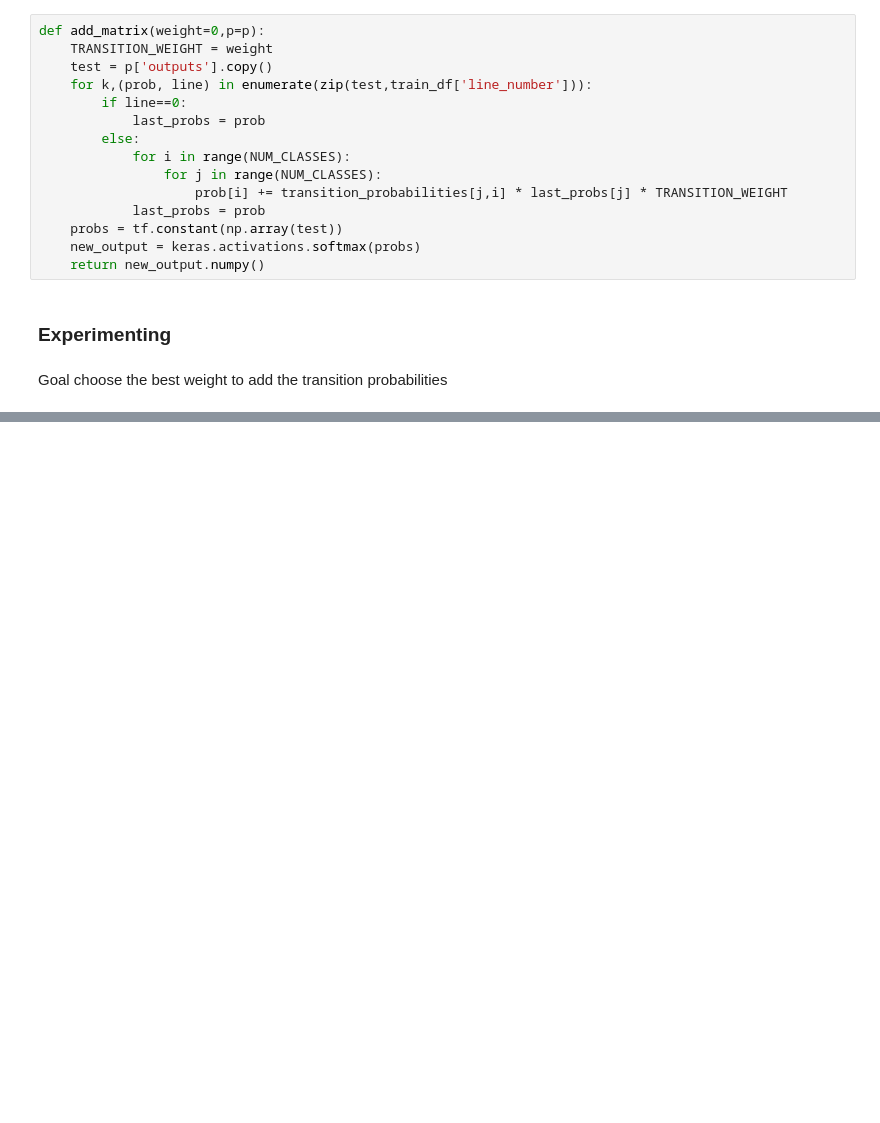
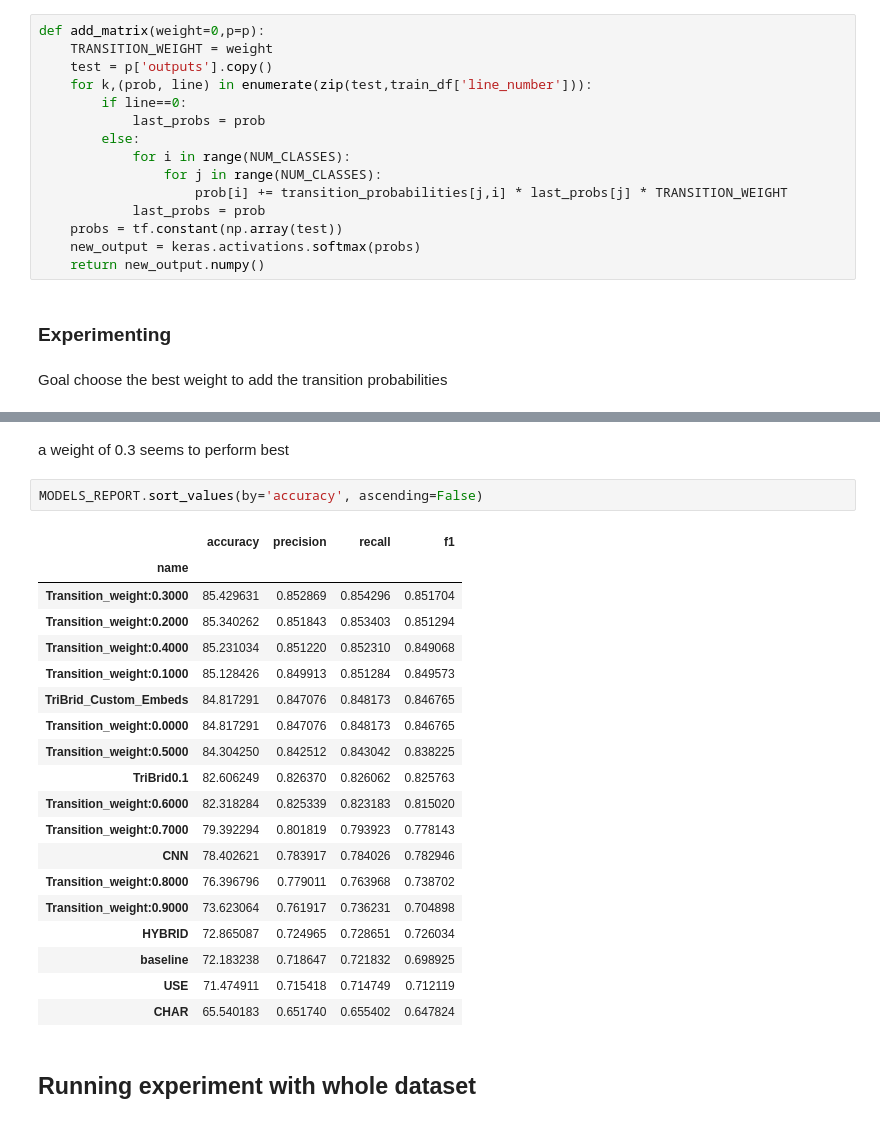
Before and after one commit to yehandineth/NLP_Learning, a Jupyter notebook: JSCReplication/skimlit.ipynb, the cells around one changed output, grey strips where cells are left out. Drawn from its saved outputs; the diff is of its cells as text; blank space fills up the shorter version.

```diff
--- a/JSCReplication/skimlit.ipynb
+++ b/JSCReplication/skimlit.ipynb
@@ -1334,0 +1349,26 @@ for weight in range(10):
+# %% [markdown]
+a weight of 0.3 seems to perform best
+# %%
+MODELS_REPORT.sort_values(by='accuracy', ascending=False)
+# %% [output]
+|  | accuracy | precision | recall | f1 |
+| name |  |  |  |  |
+| Transition_weight:0.3000 | 85.429631 | 0.852869 | 0.854296 | 0.851704 |
+| Transition_weight:0.2000 | 85.340262 | 0.851843 | 0.853403 | 0.851294 |
+| Transition_weight:0.4000 | 85.231034 | 0.851220 | 0.852310 | 0.849068 |
+| Transition_weight:0.1000 | 85.128426 | 0.849913 | 0.851284 | 0.849573 |
+| TriBrid_Custom_Embeds | 84.817291 | 0.847076 | 0.848173 | 0.846765 |
+| Transition_weight:0.0000 | 84.817291 | 0.847076 | 0.848173 | 0.846765 |
+| Transition_weight:0.5000 | 84.304250 | 0.842512 | 0.843042 | 0.838225 |
+| TriBrid0.1 | 82.606249 | 0.826370 | 0.826062 | 0.825763 |
+| Transition_weight:0.6000 | 82.318284 | 0.825339 | 0.823183 | 0.815020 |
+| Transition_weight:0.7000 | 79.392294 | 0.801819 | 0.793923 | 0.778143 |
+| CNN | 78.402621 | 0.783917 | 0.784026 | 0.782946 |
+| Transition_weight:0.8000 | 76.396796 | 0.779011 | 0.763968 | 0.738702 |
+| Transition_weight:0.9000 | 73.623064 | 0.761917 | 0.736231 | 0.704898 |
+| HYBRID | 72.865087 | 0.724965 | 0.728651 | 0.726034 |
+| baseline | 72.183238 | 0.718647 | 0.721832 | 0.698925 |
+| USE | 71.474911 | 0.715418 | 0.714749 | 0.712119 |
+| CHAR | 65.540183 | 0.651740 | 0.655402 | 0.647824 |
+# %% [markdown]
+## Running experiment with whole dataset
```
Also changed, not shown: parts of 11 cells of this notebook, 1 other file.
